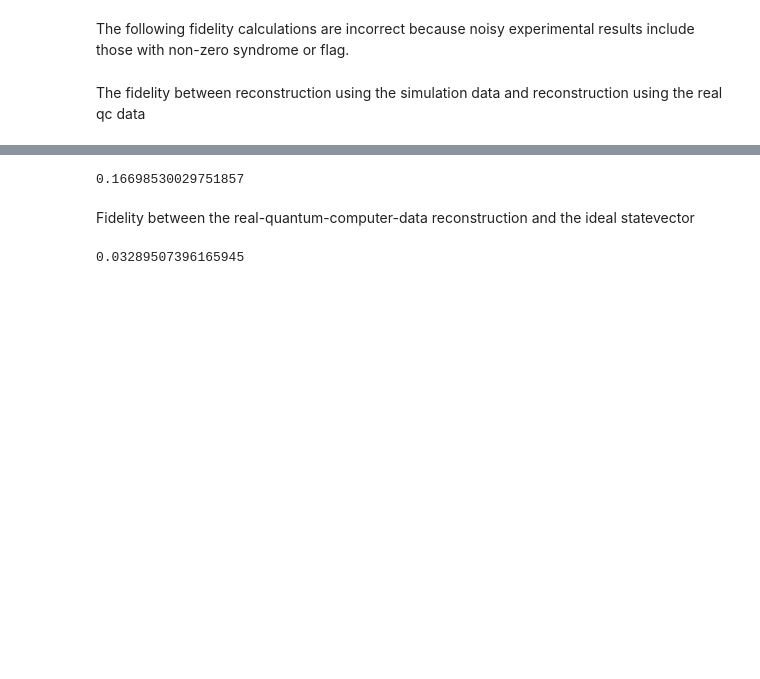
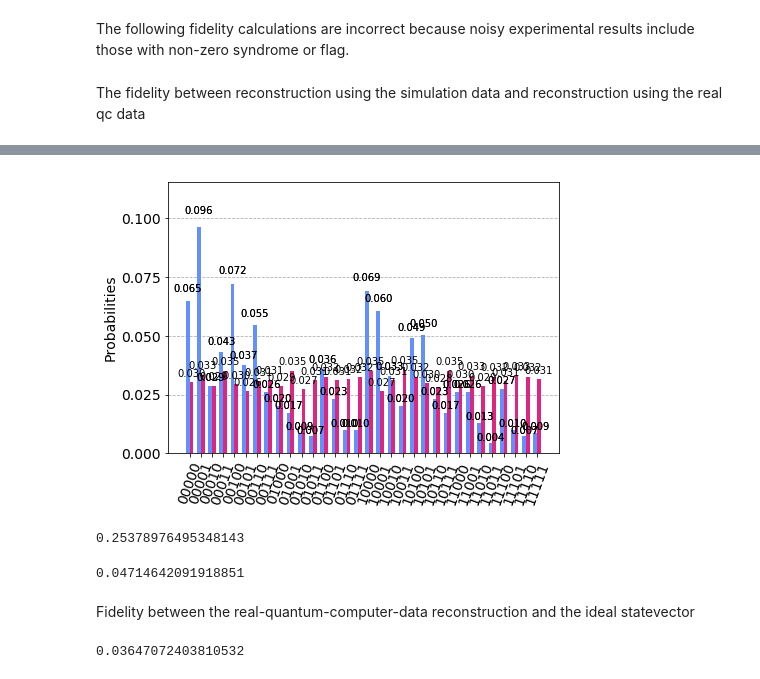
Before and after one commit to Raycosine/QEC-Project, a Jupyter notebook: 20200504 QEC with two extra qubit - One Stabilizer .ipynb, the cells around one changed output, grey strips where cells are left out. Saved outputs shown, nothing was run; the diff lists cells and outputs as text; code cells hidden in the pictures; blank space fills up the shorter version.

Commit message:
Update 20200504 QEC with two extra qubit - One Stabilizer .ipynb
Deal with the results obtained from real quantum device (strip registers, only keep 00). Still poor fidelity= =

```diff
--- a/20200504 QEC with two extra qubit - One Stabilizer .ipynb
+++ b/20200504 QEC with two extra qubit - One Stabilizer .ipynb
@@ -311,0 +308,27 @@ array([ 0.1767767-1.08244507e-17j,  0.1767767-1.08244507e-17j,
+# %%
+numjobs=len(job_set_foo0.jobs())
+#sf only consider 00
+new_real_results=[]
+for jobidx in range(numjobs):
+    #job_set_foo0.jobs()[jobidx]
+    numresults=len(job_set_foo0.jobs()[jobidx].result().results)
+    new_result = deepcopy(job_set_foo0.jobs()[jobidx].result())
+    for resultidx in range(numresults):
+        #outcomes: 00,01,10,11
+
+        old_counts=job_set_foo0.jobs()[jobidx].result().get_counts()[resultidx]
+        new_counts={}
+        new_result.results[resultidx].header.creg_sizes = [new_result.results[resultidx].header.creg_sizes[0]]
+        new_result.results[resultidx].header.clbit_labels = new_result.results[resultidx].header.clbit_labels[0:-2]
+        new_result.results[resultidx].header.memory_slots = 5
+
+        for reg_key in old_counts:
+            reg_bits = reg_key.split(' ')
+            if (reg_bits[0]=='00'):#reg_key is in the form like '00 10011', reg_bts[0]='00'
+                new_counts[reg_bits[1]]=old_counts[reg_key]
+
+        new_result.results[resultidx].data.counts = \
+            new_result.results[resultidx]. \
+            data.counts.from_dict(new_counts)
+
+    new_real_results.append(new_result)
@@ -312 +337,6 @@ array([ 0.1767767-1.08244507e-17j,  0.1767767-1.08244507e-17j,
+# %%
+new_real_results_sum=new_real_results[0]
+# %%
+for i in range(len(new_real_results)-1):
+    new_real_results_sum.results.extend(new_real_results[i+1].results)
 # %% [markdown]
@@ -365,3 +354,5 @@ array([[ 7.74762802e-02+0.00000000e+00j,  2.83586823e-02-2.83582424e-02j,
 The following fidelity calculations are incorrect because noisy experimental results include those with non-zero syndrome or flag.
 # %% [markdown]
 The fidelity between reconstruction using the simulation data and reconstruction using the real qc data
+# %%
+tomo_qc_real00=tom.StateTomographyFitter(new_real_results_sum, qctom_no_anc, meas_basis='Pauli')
@@ -368 +440,5 @@ The fidelity between reconstruction using the simulation data and reconstruction
+# %%
+plot_histogram([tomo_qc_real00.data[('Z', 'Z', 'Z', 'Z', 'Z')],tomo_qc_sim0['00'].data[('Z', 'Z', 'Z', 'Z', 'Z')]])
+# %% [output]
+[figure, added]
 # %%
@@ -370,12 +446,16 @@ rho_real_sf0= tomo_qc_real0.fit(method='lstsq')
+# %%
+np.linalg.norm(rho_real_sf00)
+# %% [output]
+0.25378976495348143
 # %%
-F_qc_0=state_fidelity(rho_qc_sf0, rho_real_sf0)
+F_qc_0=state_fidelity(rho_qc_sf0, rho_real_sf00)
 print(F_qc_0)
 # %% [output]
-0.16698530029751857
+0.04714642091918851
 # %% [markdown]
 Fidelity between the real-quantum-computer-data reconstruction and the ideal statevector
 # %%
-F_qc_1=state_fidelity(reduced(psi_qc0,'00'), rho_real_sf0)
+F_qc_1=state_fidelity(reduced(psi_qc0,'00'), rho_real_sf00)
 print(F_qc_1)
 # %% [output]
-0.03289507396165945
+0.03647072403810532
```
Also changed, not shown: parts of 36 cells of this notebook.
